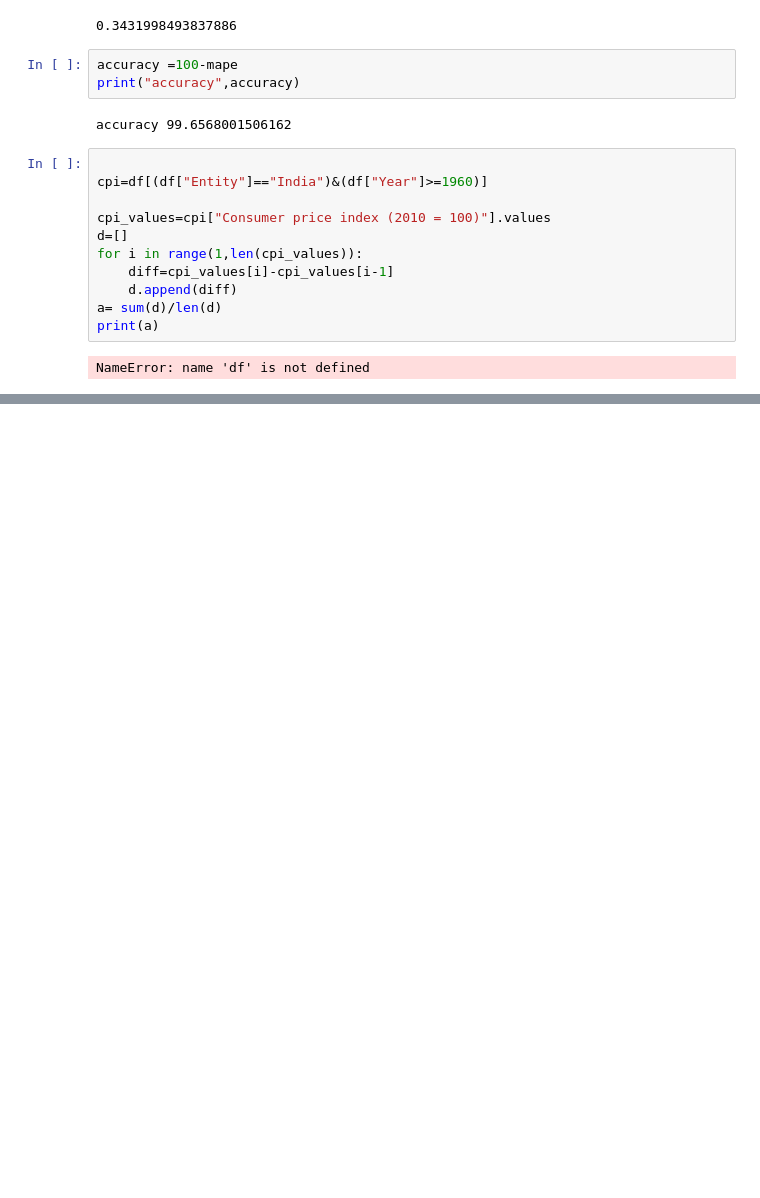
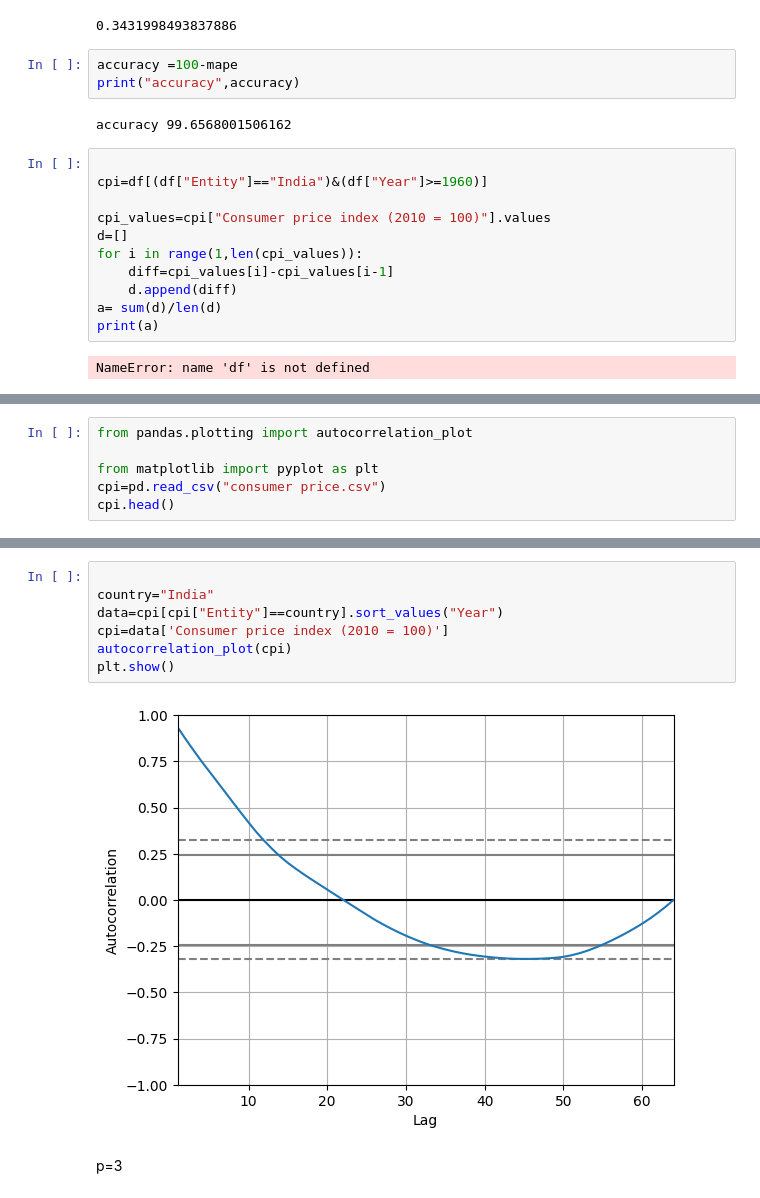
Before and after one commit to Lestonrego/Time-series, a Jupyter notebook: Time_Series.ipynb, the cells around one changed output, grey strips where cells are left out. Saved outputs shown, nothing was run; the diff lists cells and outputs as text; blank space fills up the shorter version.

```diff
--- a/Time_Series.ipynb
+++ b/Time_Series.ipynb
@@ -558,0 +519,6 @@ p-value: 1.0
+# %%
+from pandas.plotting import autocorrelation_plot
+
+from matplotlib import pyplot as plt
+cpi=pd.read_csv("consumer price.csv")
+cpi.head()
@@ -558,0 +532,11 @@ p-value: 1.0
+# %%
+
+country="India"
+data=cpi[cpi["Entity"]==country].sort_values("Year")
+cpi=data['Consumer price index (2010 = 100)']
+autocorrelation_plot(cpi)
+plt.show()
+# %% [output]
+[figure, added]
+# %% [markdown]
+p=3
```
Also changed, not shown: parts of 8 cells of this notebook.
